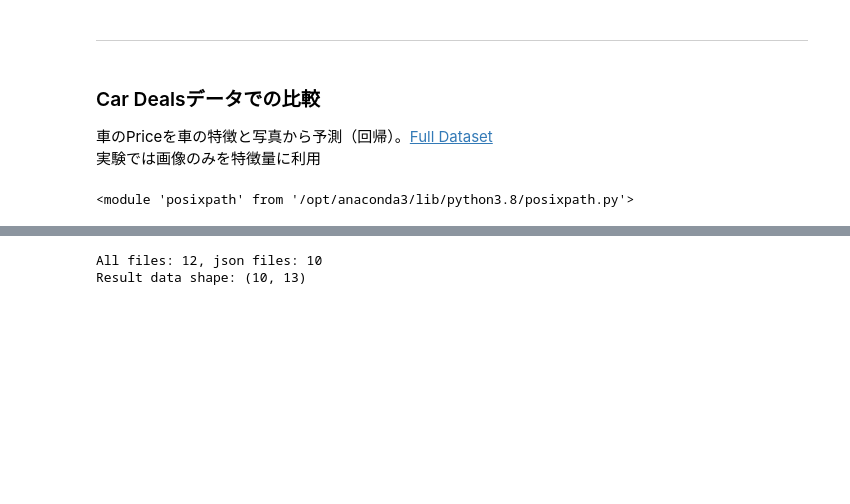
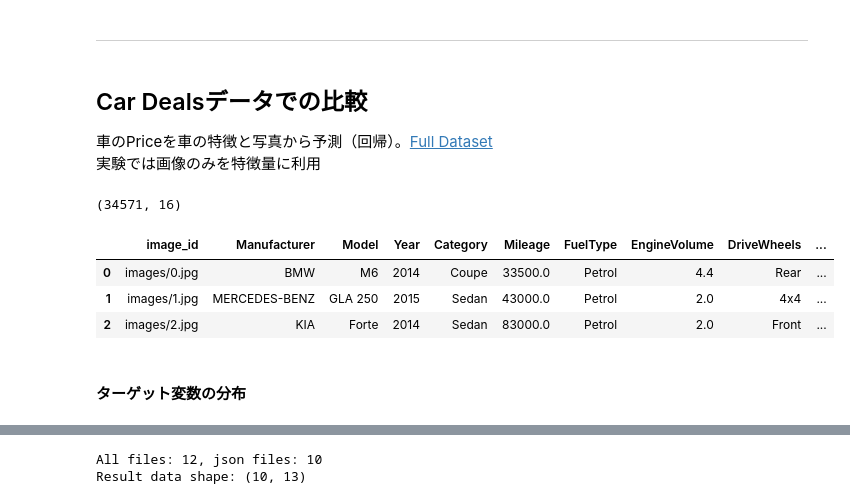
Before and after one commit to yukismd/Driverless_AI_ClientAccess, a Jupyter notebook: Experiment/dl_archtect_test_result.ipynb, the cells around one changed output, grey strips where cells are left out. Drawn from its saved outputs; the diff is of its cells as text; code cells hidden in the pictures; blank space fills up the shorter version.

```diff
--- a/Experiment/dl_archtect_test_result.ipynb
+++ b/Experiment/dl_archtect_test_result.ipynb
@@ -45,12 +49,20 @@ def get_resultdata(result_path) -> pd.DataFrame:
 # %% [markdown]
 ***
 # %% [markdown]
-### Car Dealsデータでの比較
+## Car Dealsデータでの比較
 車のPriceを車の特徴と写真から予測（回帰）。[Full Dataset](https://h2o-public-test-data.s3.amazonaws.com/bigdata/server/ImageData/car_deals.zip)
 実験では画像のみを特徴量に利用
 # %%
-pd.read_csv()
+df_train = pd.read_csv(os.path.join(os.environ['HOME'], 'Documents/Sample_Data/car_deals/sample/data.csv'))
+df_train.shape
+# %% [output]
+(34571, 16)
 # %%
-os.path
+df_train.head(3)   # 画像データのみ（image_id）特徴量に利用
 # %% [output]
-<module 'posixpath' from '/opt/anaconda3/lib/python3.8/posixpath.py'>
+|  | image_id | Manufacturer | Model | Year | Category | Mileage | FuelType | EngineVolume | DriveWheels | ... |
+| 0 | images/0.jpg | BMW | M6 | 2014 | Coupe | 33500.0 | Petrol | 4.4 | Rear | ... |
+| 1 | images/1.jpg | MERCEDES-BENZ | GLA 250 | 2015 | Sedan | 43000.0 | Petrol | 2.0 | 4x4 | ... |
+| 2 | images/2.jpg | KIA | Forte | 2014 | Sedan | 83000.0 | Petrol | 2.0 | Front | ... |
+# %% [markdown]
+#### ターゲット変数の分布
```
Also changed, not shown: parts of 8 cells of this notebook.
